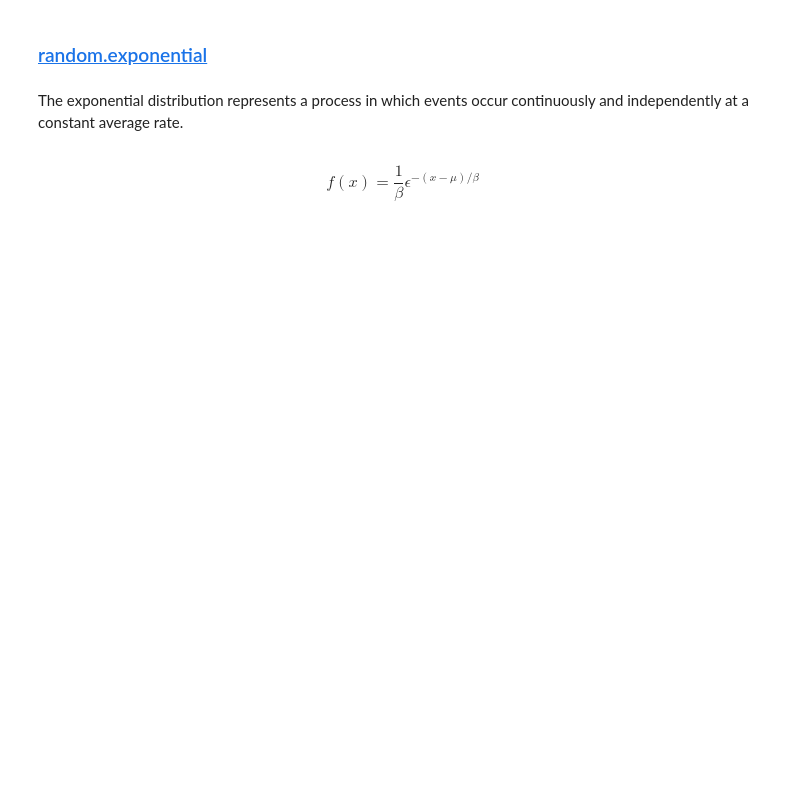
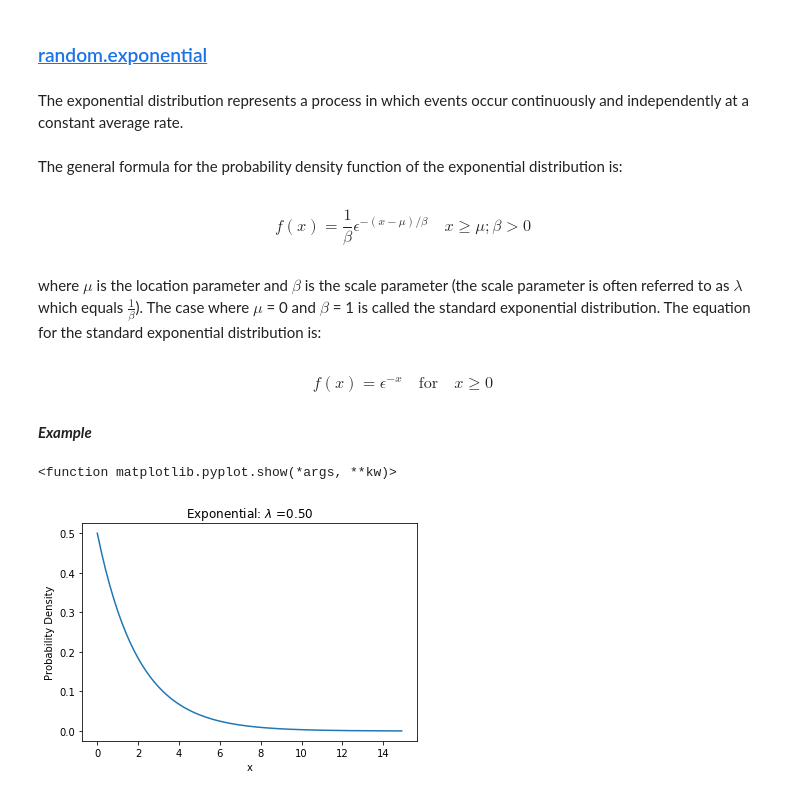
Before and after one commit to conormc93/EmergingTech, a Jupyter notebook: numpy-random.ipynb, the cells around one changed output. Drawn from its saved outputs; the diff is of its cells as text; code cells hidden in the pictures; blank space fills up the shorter version.

```diff
--- a/numpy-random.ipynb
+++ b/numpy-random.ipynb
@@ -220,7 +221,29 @@ print(tests/n*100)
 ### [random.exponential](https://docs.scipy.org/doc/numpy-1.15.1/reference/generated/numpy.random.exponential.html#numpy.random.exponential) <a id="random.exponential"></a>
 # %% [markdown]
 The exponential distribution represents a process in which events occur continuously and independently at a constant average rate.
+# %% [markdown]
+The general formula for the probability density function of the exponential distribution is:
 # %% [markdown]
 $$
-f(x) = \frac 1\beta \epsilon^{-(x-\mu)/\beta}
+f(x) = \frac 1\beta \epsilon^{-(x-\mu)/\beta} \quad x\geq\mu;\beta\gt0
 $$
+# %% [markdown]
+where $\mu$ is the location parameter and $\beta$ is the scale parameter (the scale parameter is often referred to as $\lambda$ which equals $\frac 1\beta$). The case where $\mu$ = 0 and $\beta$ = 1 is called the standard exponential distribution. The equation for the standard exponential distribution is:
+# %% [markdown]
+$$
+f(x) = \epsilon^{-x}\quad \text{for}\quad x \geq 0
+$$
+# %% [markdown]
+*__Example__*
+# %%
+lambd = 0.5
+x = np.arange(0, 15, 0.1)
+y = lambd * np.exp(-lambd * x)
+plt.plot(x,y)
+plt.title('Exponential: $\lambda$ =%.2f' % lambd)
+plt.xlabel('x')
+plt.ylabel('Probability Density')
+plt.show
+# %% [output]
+<function matplotlib.pyplot.show(*args, **kw)>
+[figure, added]
```
Also changed, not shown: parts of 21 cells of this notebook.
